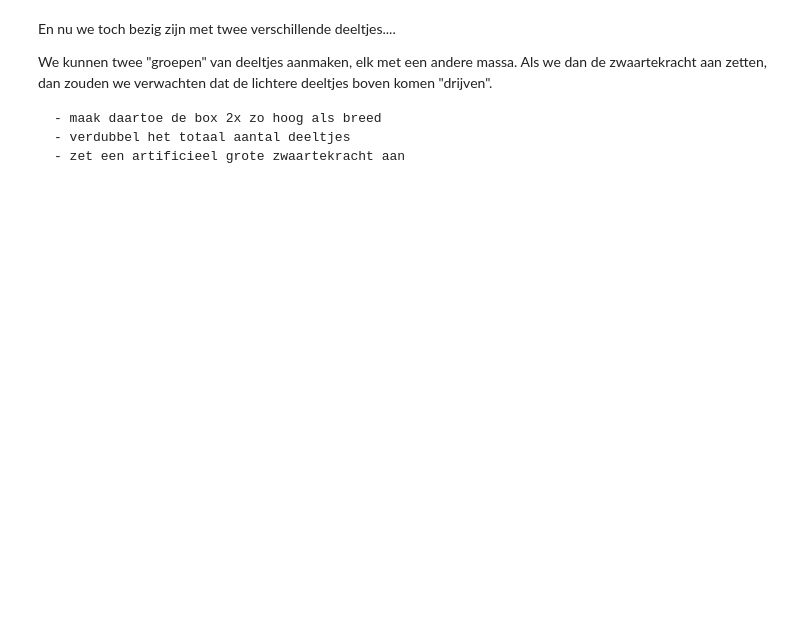
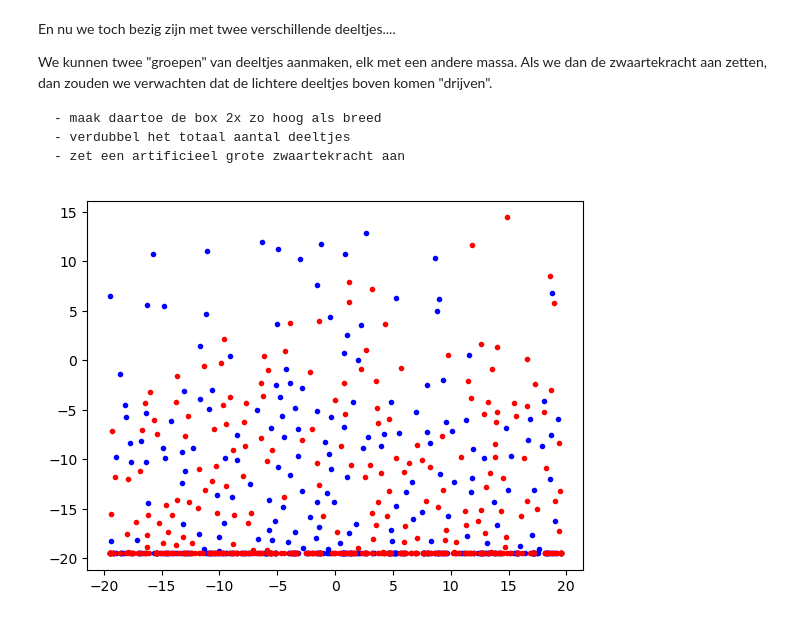
Before and after one commit to fKogelTU/Sarah_Frank, a Jupyter notebook: Content/PySim/4_brownianmotion.ipynb, the cells around one changed output. Drawn from its saved outputs; the diff is of its cells as text; code cells hidden in the pictures; blank space fills up the shorter version.

```diff
--- a/Content/PySim/4_brownianmotion.ipynb
+++ b/Content/PySim/4_brownianmotion.ipynb
@@ -534,7 +534,7 @@ We kunnen twee "groepen" van deeltjes aanmaken, elk  met een andere massa. Als w
 #your code/answer
 # Maken van de ParticleClass
 
-a = [0, -10]
+a = np.array([0, -100])
 
 class ParticleClass:
     # Het maken van het deeltje
@@ -548,7 +548,6 @@ class ParticleClass:
     # Het updaten van de positie, eventueel met zwaartekracht
     def update_position(self):
         self.r += self.v * dt + 1/2 * a * dt**2
-        return np.linalg.norm(self.v * dt)# Returns traveled distance
 
     # Harde wand
     def boxcollision(self):
@@ -602,67 +601,44 @@ def handle_collisions(particles):
 
 # Aanmaken van de randvoorwaarden en initiele condities
 Box_size_0 = 20
-Box_length_0 = Box_size_0 * 2
+Box_length_0 = Box_size_0
 Box_length = Box_length_0     # De grootte van de box kan wijzigen!
 
 # Particles
-dt = 0.1
+dt = 0.04
 particles = []
-N = 721
+N = 400
 v_0 = 1
 
 dt = 0.04
 
 # Aanmaken van deeltjes
-for i in range(N-1):
+for i in range(N):
     vx = np.random.uniform(-v_0,v_0)
     vy = np.random.choice([-1, 1])*np.sqrt(v_0**2-vx**2)
     pos = Box_length_0*np.random.uniform(-1,1,2)
     particles.append(ParticleClass(m=1.0, v=[vx, vy], r = pos, R=.5,c='blue'))
 
-particles.append(ParticleClass(m=20.0, v=[0, 0], r = [0, 0], R=.5,c='red')) # Toevoegen van zwaarder deeltje in midden van simulatie
-
-# tracken van het zware deeltje
-track_x = []
-track_y = []
-
-track_x_light = []
-track_y_light = []
-
-#your code/answer
-
-#your code/answer
-
-#your code/answer
-
-travelDistances = np.zeros(361)
+for i in range(N):
+    vx = np.random.uniform(-v_0,v_0)
+    vy = np.random.choice([-1, 1])*np.sqrt(v_0**2-vx**2)
+    pos = Box_length_0*np.random.uniform(-1,1,2)
+    particles.append(ParticleClass(m=2.0, v=[vx, vy], r = pos, R=.5,c='red'))
 
 
 for i in range(400): # Longer duration simulation gives better results
 #your code/answer
 
     for indx, p in enumerate(particles):
-        travelDistances[indx] += p.update_position()    # Update positie and add to distances list
+        p.update_position()    # Update positie and add to distances list
         p.boxcollision()         # Wandbotsing werkt per deeltje
 
     handle_collisions(particles)
 
 #your code/answer
-    track_x.append(particles[N-1].r[0])
-    track_y.append(particles[N-1].r[1])
-    track_x_light.append(particles[N-2].r[0])
-    track_y_light.append(particles[N-2].r[1])
 
-
-#your code/answer
-
-plt.figure()
-plt.plot(track_x,track_y,'r', label='Heavy Particle')
-plt.plot(track_x_light, track_y_light, 'green', label='Light Particle')
-plt.legend()
-#your code/answer
+for particle, particle_object in enumerate(particles):
+    plt.plot(particle_object.r[0],particle_object.r[1],color=particle_object.c,marker='.')
 plt.show()
-plt.bar(np.linspace(1, 360, 360), travelDistances[:len(travelDistances)-1], label='Traveled distances for all light particles')
-plt.bar([1], travelDistances[len(travelDistances)], label='Traveled distances of heavy particle')
-plt.legend()
-plt.show()
+# %% [output]
+[figure, added]
```
Also changed, not shown: parts of 4 cells of this notebook, 5 other files.
